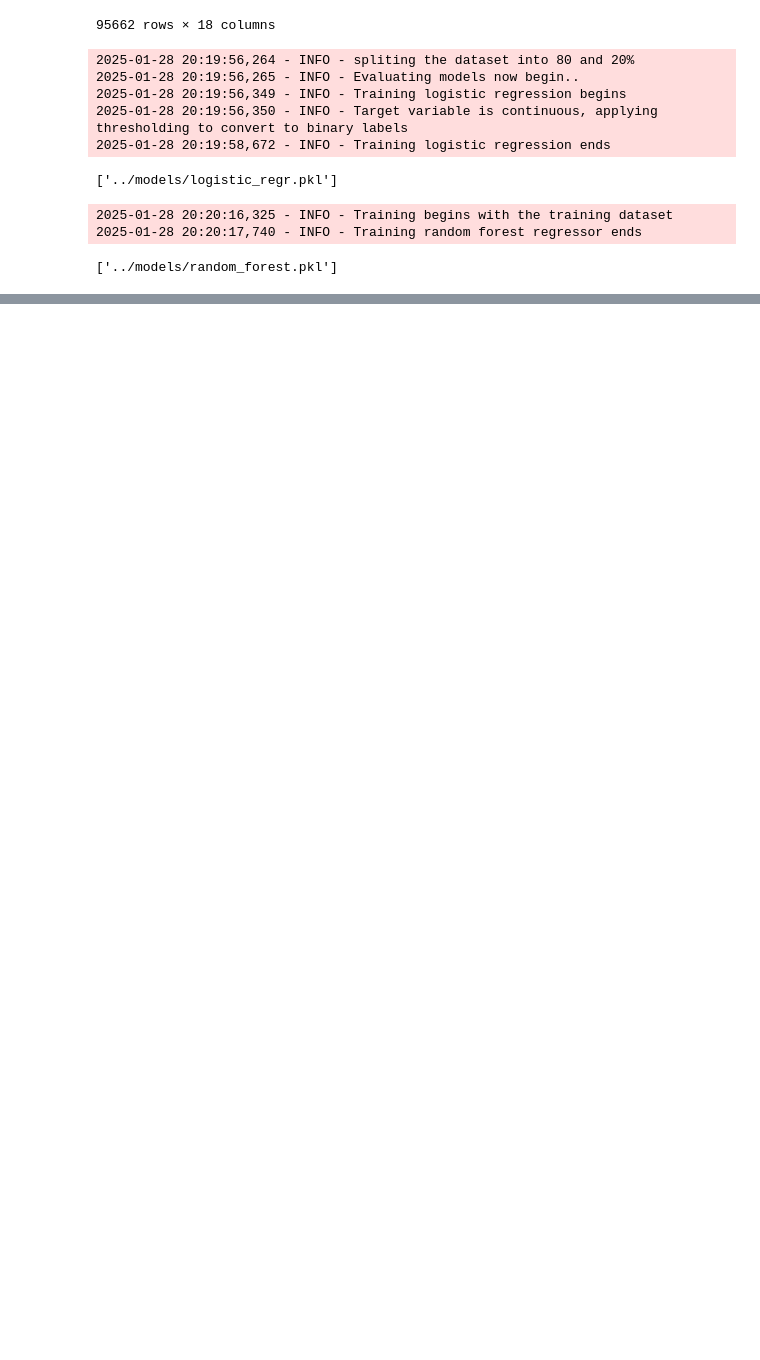
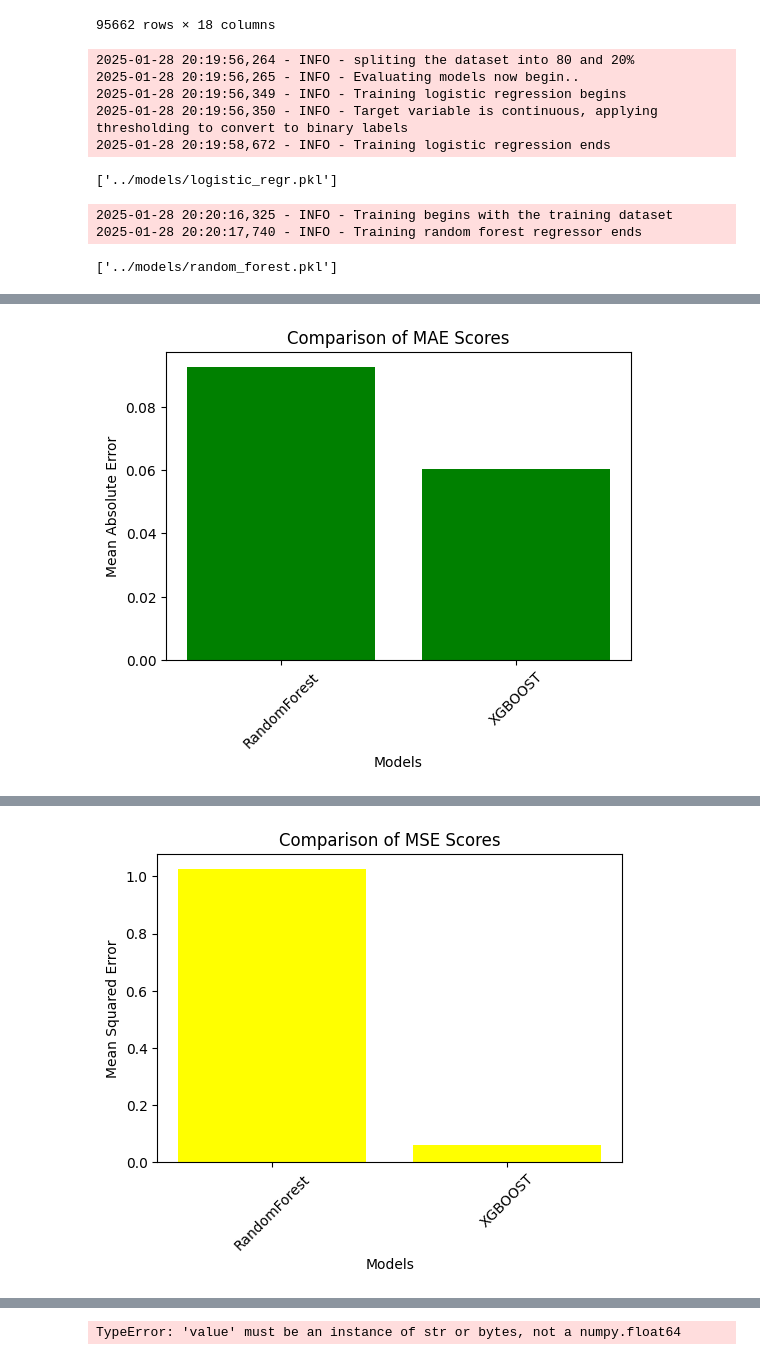
Before and after one commit to Tesfahun03/Credit-score-Modelling, a Jupyter notebook: notebooks/ml_model.ipynb, the cells around one changed output, grey strips where cells are left out. Saved outputs shown, nothing was run; the diff lists cells and outputs as text; code cells hidden in the pictures; blank space fills up the shorter version.

Commit message:
visualizing model performance

```diff
--- a/notebooks/ml_model.ipynb
+++ b/notebooks/ml_model.ipynb
@@ -107,3 +103,34 @@ random_forest = td.random_forest()
 joblib.dump(random_forest, '../models/random_forest.pkl')
 # %% [output]
 ['../models/random_forest.pkl']
+# %%
+eval = EvaluateModel()
+
+# Initialize the score lists
+mae_scores, mse_scores, r2_scores, roc_auc_scores = [], [], [], []
+
+# Define models for evaluation
+models = ['RandomForest', 'XGBOOST']
+
+# Loop over your models
+for model in [random_forest, logistic_regr]:
+    mae, mse, r2, roc_auc, _ = eval.evaluate_model(model, x_test, y_test)
+
+    # Append the scores
+    mae_scores.append(mae)
+    mse_scores.append(mse)
+    r2_scores.append(r2)
+
+    # Check if roc_auc is None, and append a placeholder or the score
+    if roc_auc is not None:
+        roc_auc_scores.append(roc_auc)
+    else:
+        roc_auc_scores.append("N/A")  # Append a placeholder for regression models
+
+# Print the evaluation results
+for i, model_name in enumerate(models):
+    print(f'Evaluate result for {model_name}: ')
+    print(f'      Mean absolute error (MAE): {mae_scores[i]} ')
+    print(f'      Mean Squared  error (MSE): {mse_scores[i]} ')
+    print(f'      R2 score: {r2_scores[i]}')
+    print(f'      ROC AUC score: {roc_auc_scores[i]}')
@@ -109,0 +148,5 @@ joblib.dump(random_forest, '../models/random_forest.pkl')
+# %%
+plot = PlotMetrics(models,mae_scores, mse_scores, r2_scores, roc_auc_scores)
+
+plot.plot()
+# %% [output]
@@ -109,0 +154 @@ joblib.dump(random_forest, '../models/random_forest.pkl')
+[figure, added]
@@ -109,0 +156 @@ joblib.dump(random_forest, '../models/random_forest.pkl')
+[figure, added]
@@ -109,0 +161 @@ joblib.dump(random_forest, '../models/random_forest.pkl')
+TypeError: 'value' must be an instance of str or bytes, not a numpy.float64
```
Also changed, not shown: parts of 4 cells of this notebook, 2 other files.
